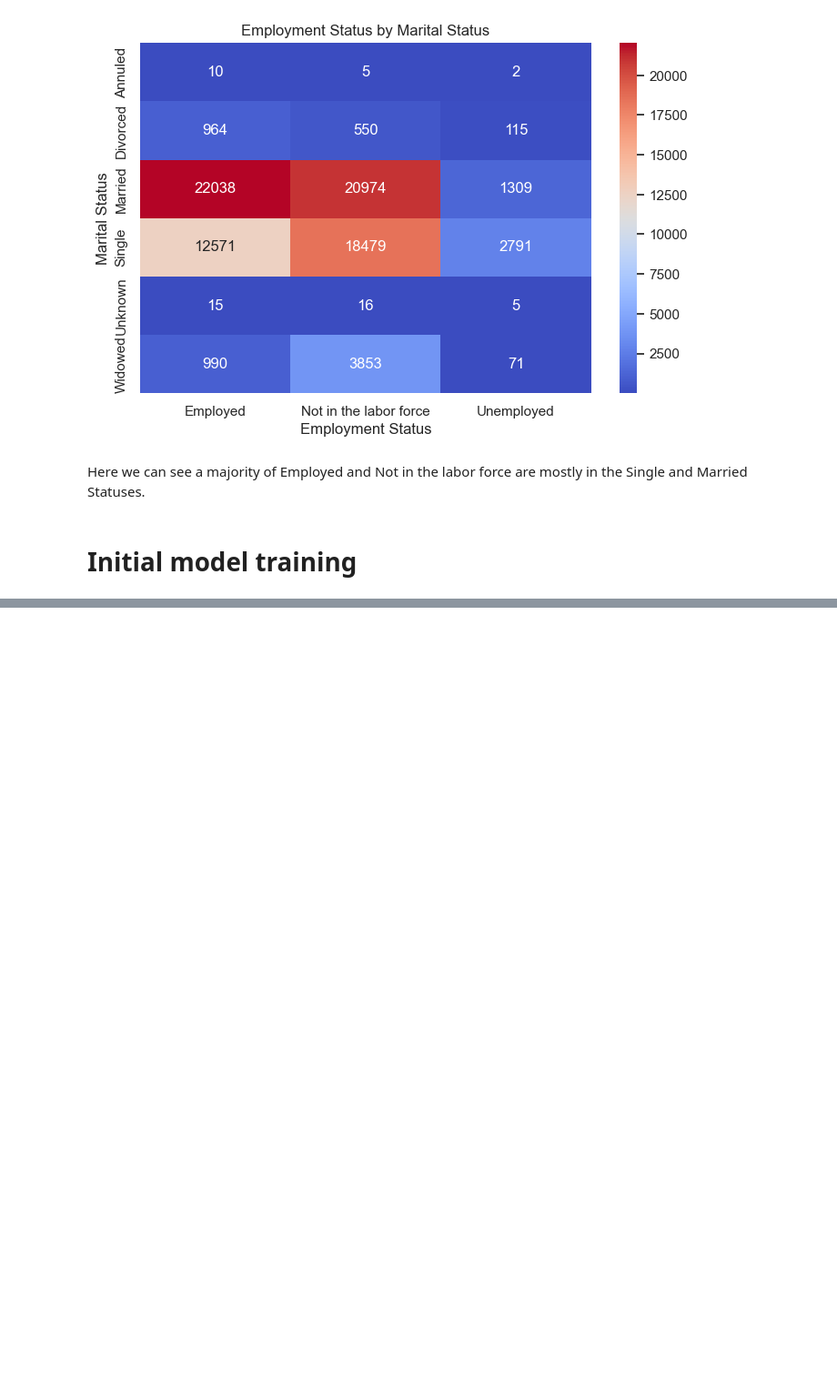
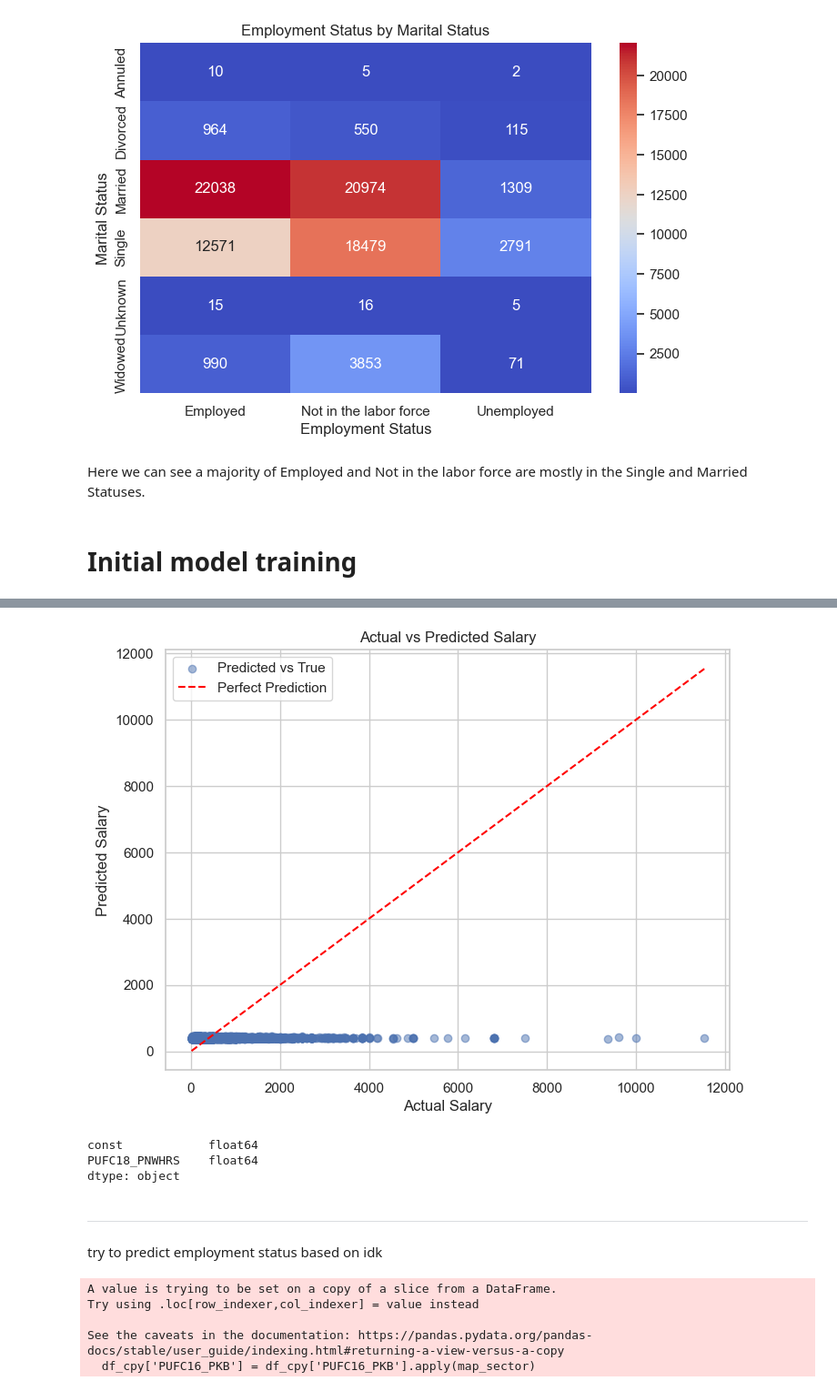
Before and after one commit to Waynes-Wu/stintsy-final-project, a Jupyter notebook: final.ipynb, the cells around one changed output, grey strips where cells are left out. Shown at 91% size. Saved outputs shown, nothing was run; the diff lists cells and outputs as text; code cells hidden in the pictures; blank space fills up the shorter version.

Commit message:
throw in random things first

```diff
--- a/final.ipynb
+++ b/final.ipynb
@@ -608,3 +609,13 @@ plt.show()
 Here we can see a majority of Employed and Not in the labor force are mostly in the Single and Married Statuses.
 # %% [markdown]
 # Initial model training
+# %%
+df_cpy = labor_df.copy()
+df_cpy.dropna(inplace=True)
+df_cpy = df_cpy[ df_cpy['PUFC25_PBASIC'] < 40000 ]
+# %%
+X = df_cpy['PUFC18_PNWHRS']
+y = df_cpy['PUFC25_PBASIC']
+X = sm.add_constant(X)
+model = sm.OLS(y, X).fit()
+print(model.summary())
@@ -610,0 +640,41 @@ Here we can see a majority of Employed and Not in the labor force are mostly in
+# %%
+y_pred = model.predict(X)
+y_true = y
+
+# Plotting Output vs Prediction
+plt.figure(figsize=(8, 6))
+plt.scatter(y_true, y_pred, alpha=0.5, label="Predicted vs True")
+plt.plot([min(y_true), max(y_true)], [min(y_true), max(y_true)], color="red", linestyle="--", label="Perfect Prediction")
+plt.title("Actual vs Predicted Salary")
+plt.xlabel("Actual Salary")
+plt.ylabel("Predicted Salary")
+plt.legend()
+plt.show()
+# %% [output]
+[figure, added]
+# %%
+X.dtypes
+# %% [output]
+const            float64
+PUFC18_PNWHRS    float64
+dtype: object
+# %% [markdown]
+---
+# %% [markdown]
+try to predict employment status based on idk
+# %%
+from sklearn.preprocessing import OneHotEncoder
+from Utils import map_sector
+encoder = OneHotEncoder(sparse_output=False, drop='first', handle_unknown='ignore')
+
+
+category_cols = ['PUFC04_SEX','Education_Category','PUFC09_GRADTECH','PUFC10_CONWR','PUFC16_PKB']
+cols = ['PUFC05_AGE','PUFC18_PNWHRS','PUFC25_PBASIC']
+df_cpy = labor_df[(category_cols + cols)]
+df_cpy['PUFC16_PKB'] = df_cpy['PUFC16_PKB'].apply(map_sector)
+# %% [output]
+A value is trying to be set on a copy of a slice from a DataFrame.
+Try using .loc[row_indexer,col_indexer] = value instead
+
+See the caveats in the documentation: https://pandas.pydata.org/pandas-docs/stable/user_guide/indexing.html#returning-a-view-versus-a-copy
+  df_cpy['PUFC16_PKB'] = df_cpy['PUFC16_PKB'].apply(map_sector)
```
Also changed, not shown: parts of 16 cells of this notebook, 2 other files.
